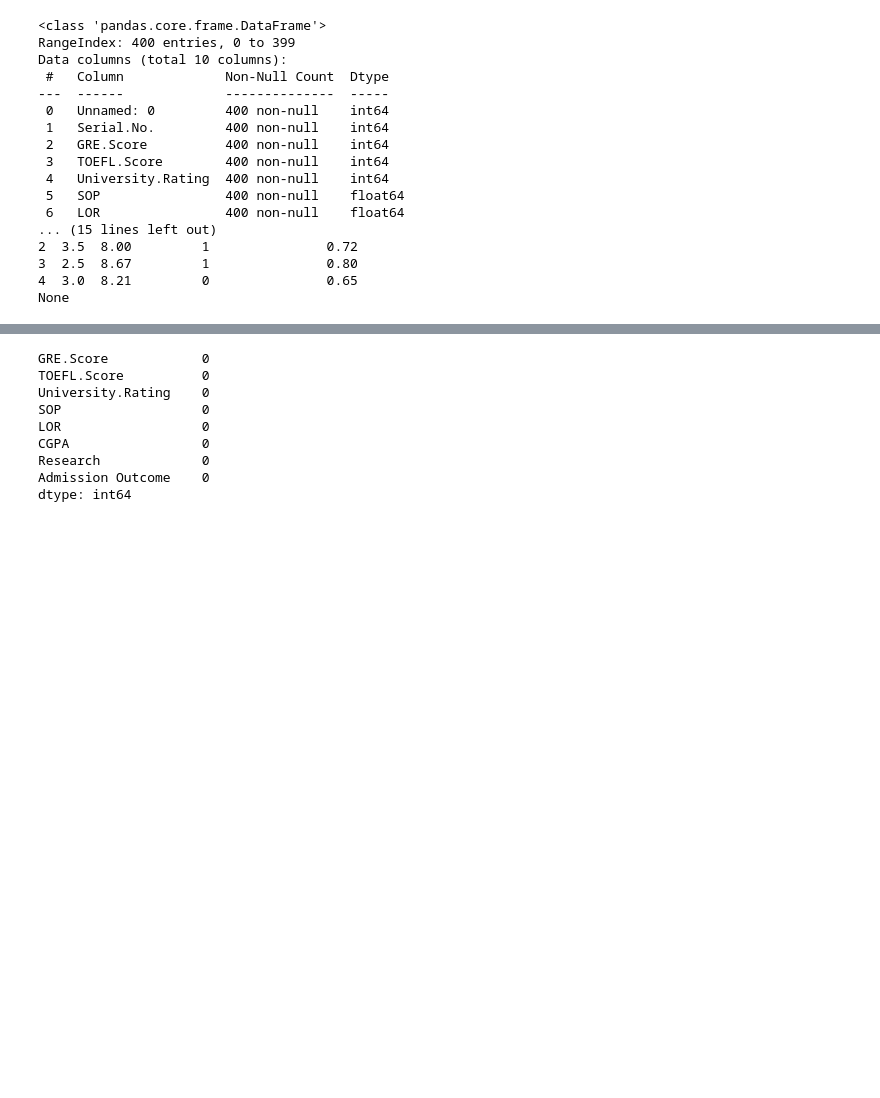
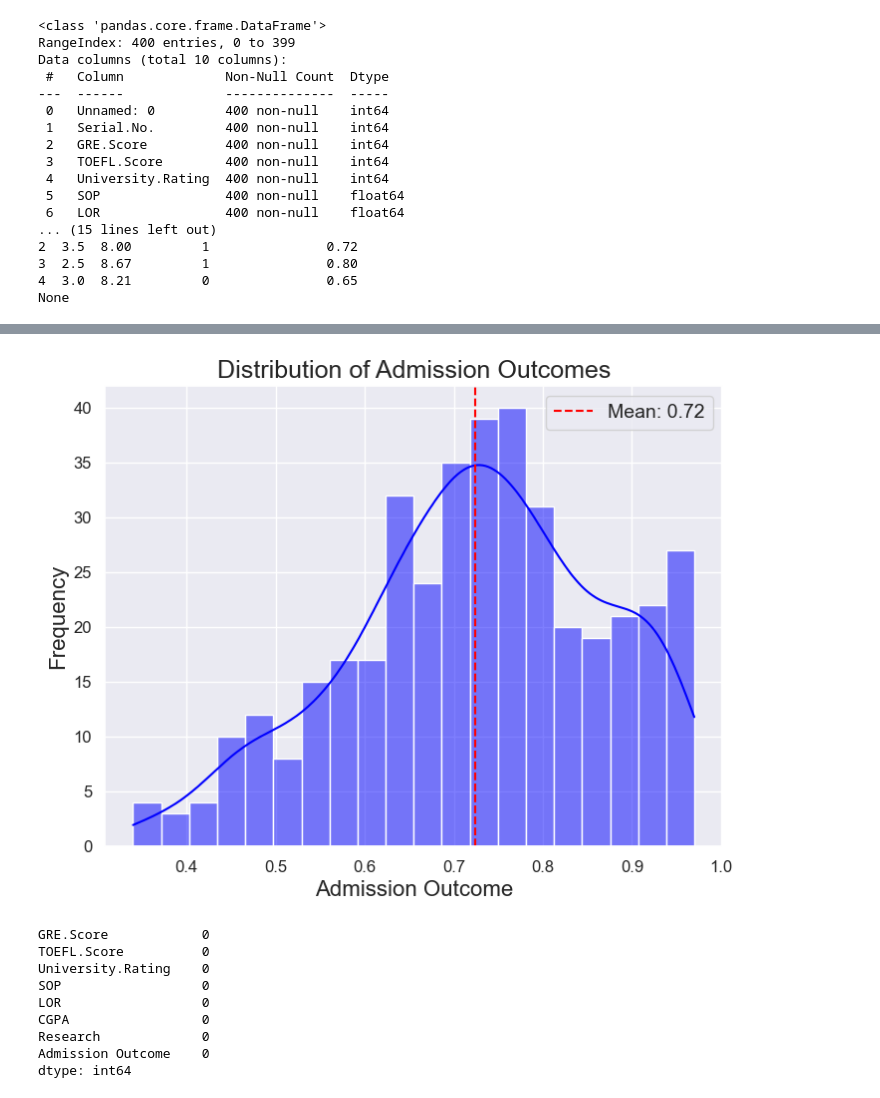
Before and after one commit to Aleey2100/graduate-admission-prediction, a Jupyter notebook: Graduate Admission Prediction.ipynb, the cells around one changed output, grey strips where cells are left out. Cells and saved outputs as stored; diff of their text form; code cells hidden in the pictures; blank space fills up the shorter version.

```diff
--- a/Graduate Admission Prediction.ipynb
+++ b/Graduate Admission Prediction.ipynb
@@ -59,3 +95,29 @@ None
+# %%
+# Set figure size and theme for seaborn plots
+plt.figure(figsize=(8, 6))
+sns.set_theme(font_scale=1.5)
+
+# Create a histogram for the 'Admission Outcome' column
+sns.histplot(data=graduate_adm_data, x='Admission Outcome', bins=20, kde=True, color='blue')
+
+# Set x and y axis labels and title
+plt.xlabel('Admission Outcome', fontsize=16)
+plt.ylabel('Frequency', fontsize=16)
+plt.title('Distribution of Admission Outcomes', fontsize=18)
+
+# Customize x and y axis tick marks and labels
+plt.xticks(fontsize=12)
+plt.yticks(fontsize=12)
+
+# Add vertical lines for mean
+mean = graduate_adm_data['Admission Outcome'].mean()
+plt.axvline(mean, color='red', linestyle='--', label=f'Mean: {mean:.2f}')
+plt.legend(fontsize=14)
+
+# Show the plot
+plt.show()
+# %% [output]
+[figure, added]
 # %%
 # Drop the Unnamed: 0 and Serial Number columns as we will not be needing them in our analysis
 graduate_adm_data.drop(['Unnamed: 0', 'Serial.No.'], axis=1, inplace=True)
```
Also changed, not shown: parts of 2 cells of this notebook, 4 other files.
